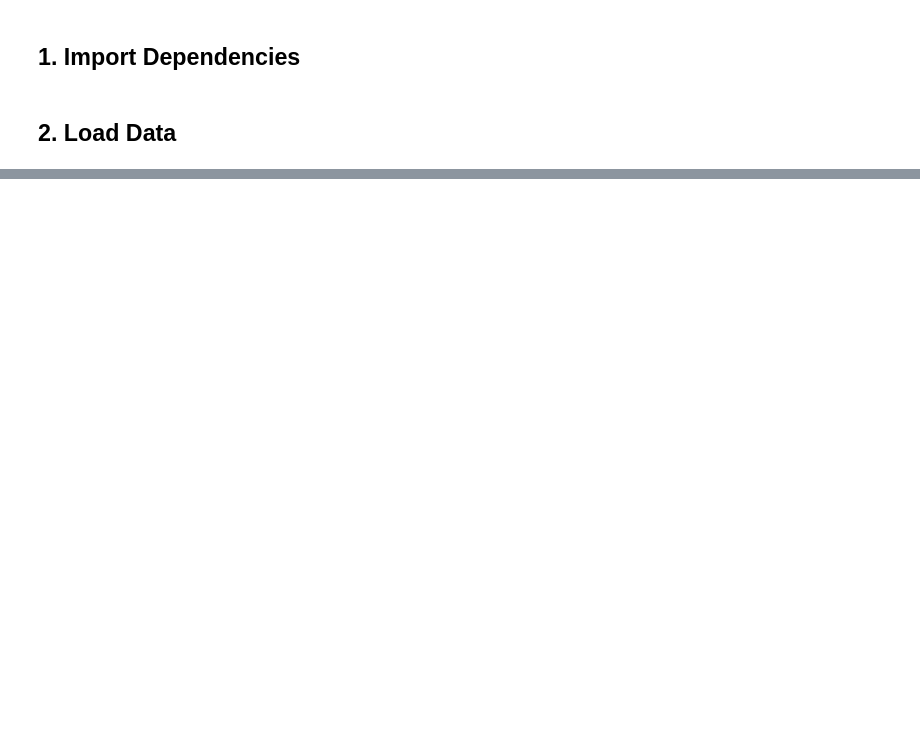
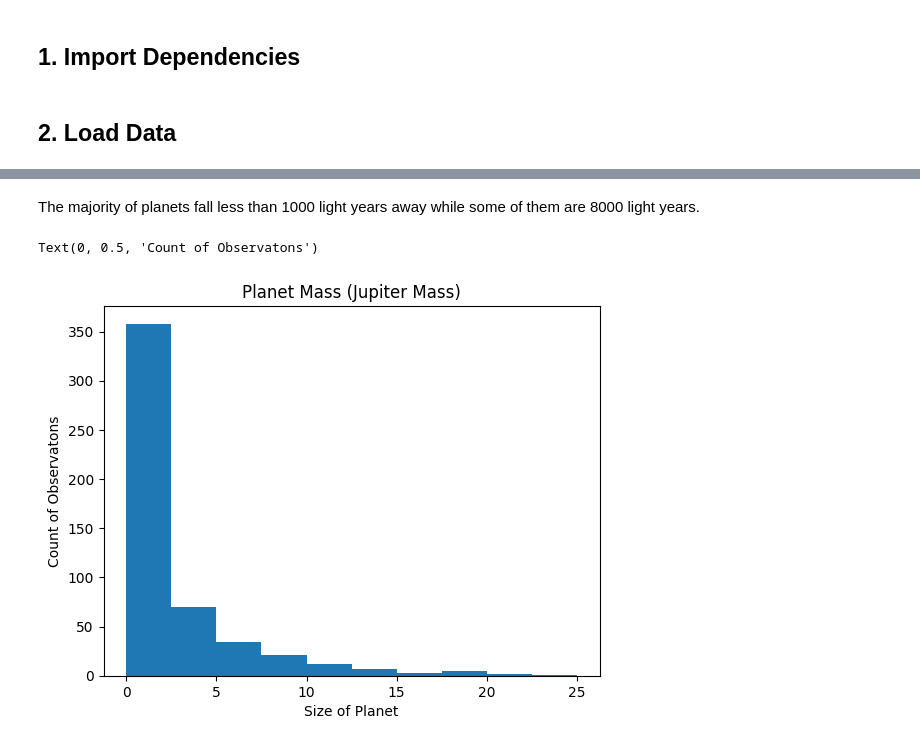
Before and after one commit to nwn8/datafun-06-eda, a Jupyter notebook: nates_eda.ipynb, the cells around one changed output, grey strips where cells are left out. Saved outputs shown, nothing was run; the diff lists cells and outputs as text; code cells hidden in the pictures; blank space fills up the shorter version.

```diff
--- a/nates_eda.ipynb
+++ b/nates_eda.ipynb
@@ -33,0 +112,10 @@ iris_df.head()
+# %% [markdown]
+The majority of planets fall less than 1000 light years away while some of them are 8000 light years.
+# %%
+plt.hist(planets_df['mass'])
+plt.title('Planet Mass (Jupiter Mass)')
+plt.xlabel('Size of Planet')
+plt.ylabel('Count of Observatons')
+# %% [output]
+Text(0, 0.5, 'Count of Observatons')
+[figure, added]
```
Also changed, not shown: parts of 24 cells of this notebook.
